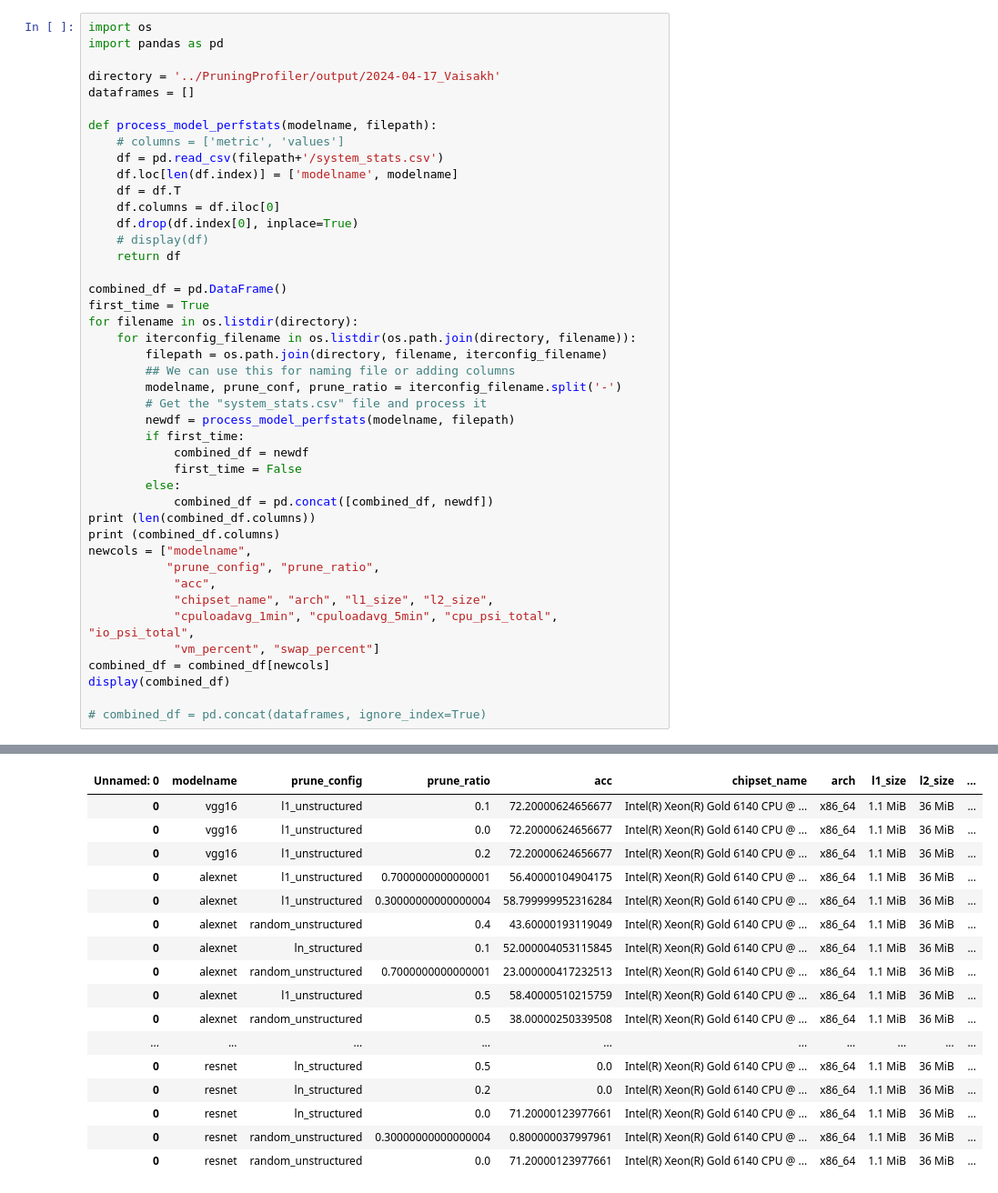
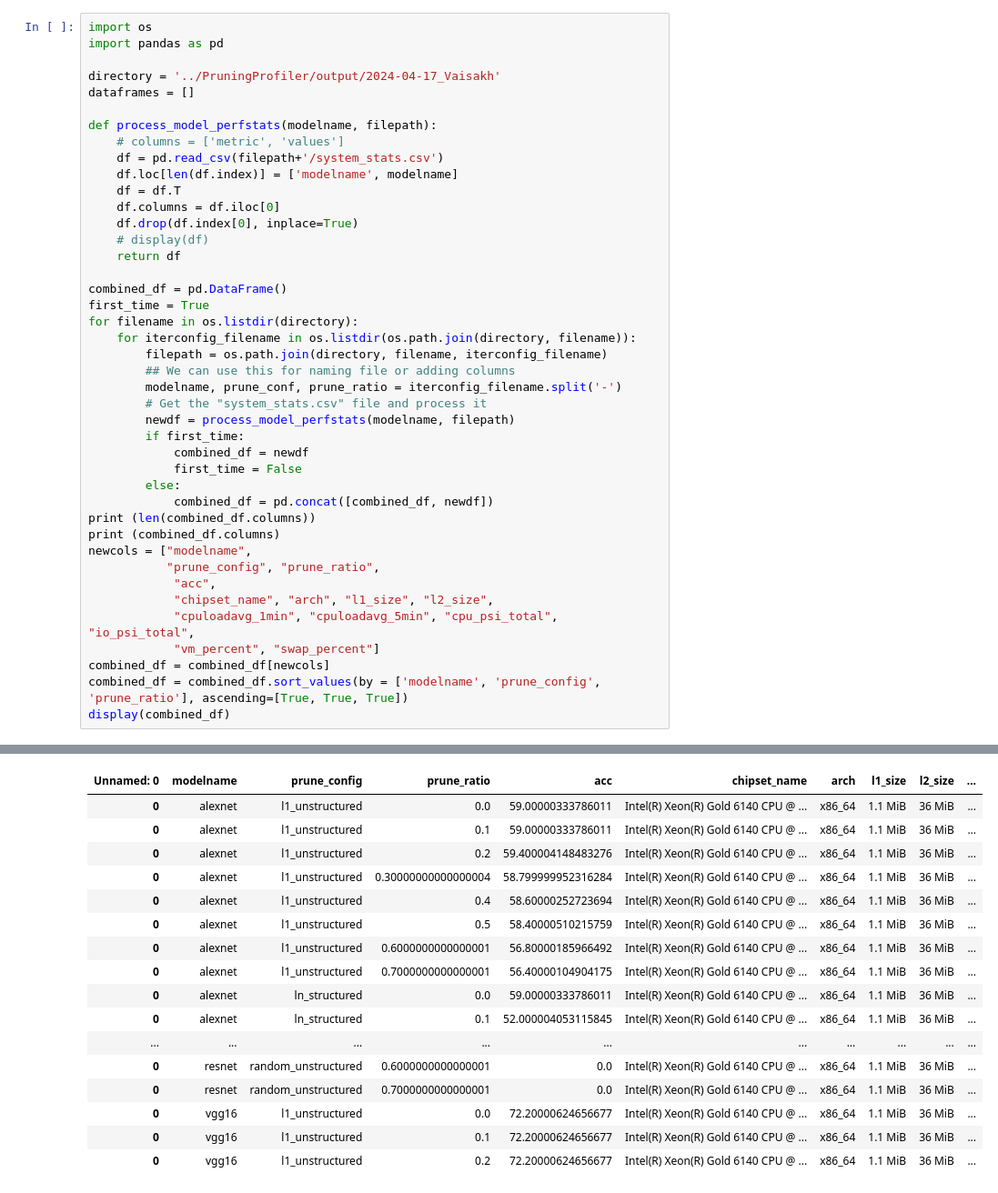
Before and after one commit to vaisakh-sudheesh/E0-294_Project-CausalModellingPruning, a Jupyter notebook: CausalModeling/DataProcessing.ipynb, the cells around one changed output, grey strips where cells are left out. Shown: that part at 91% size. Drawn from its saved outputs; the diff is of its cells as text.

```diff
--- a/CausalModeling/DataProcessing.ipynb
+++ b/CausalModeling/DataProcessing.ipynb
@@ -20,48 +20,47 @@ first_time = True
 for filename in os.listdir(directory):
     for iterconfig_filename in os.listdir(os.path.join(directory, filename)):
         filepath = os.path.join(directory, filename, iterconfig_filename)
         ## We can use this for naming file or adding columns
         modelname, prune_conf, prune_ratio = iterconfig_filename.split('-')
         # Get the "system_stats.csv" file and process it
         newdf = process_model_perfstats(modelname, filepath)
         if first_time:
             combined_df = newdf
             first_time = False
         else:
             combined_df = pd.concat([combined_df, newdf])
 print (len(combined_df.columns))
 print (combined_df.columns)
 newcols = ["modelname",
            "prune_config", "prune_ratio",
             "acc",
             "chipset_name", "arch", "l1_size", "l2_size",
             "cpuloadavg_1min", "cpuloadavg_5min", "cpu_psi_total", "io_psi_total",
             "vm_percent", "swap_percent"]
 combined_df = combined_df[newcols]
+combined_df = combined_df.sort_values(by = ['modelname', 'prune_config', 'prune_ratio'], ascending=[True, True, True])
 display(combined_df)
-
-# combined_df = pd.concat(dataframes, ignore_index=True)
 # %% [output]
 17
 Index(['vm_percent', 'swap_percent', 'cpuloadavg_1min', 'cpuloadavg_5min',
        'cpu_0', 'cpu_1', 'cpu_psi_total', 'mem_psi_total', 'io_psi_total',
        'acc', 'prune_config', 'prune_ratio', 'chipset_name', 'arch', 'l1_size',
        'l2_size', 'modelname'],
       dtype='object', name='Unnamed: 0')
 | Unnamed: 0 | modelname | prune_config | prune_ratio | acc | chipset_name | arch | l1_size | l2_size | ... |
+| 0 | alexnet | l1_unstructured | 0.0 | 59.00000333786011 | Intel(R) Xeon(R) Gold 6140 CPU @ ... | x86_64 | 1.1 MiB | 36 MiB | ... |
+| 0 | alexnet | l1_unstructured | 0.1 | 59.00000333786011 | Intel(R) Xeon(R) Gold 6140 CPU @ ... | x86_64 | 1.1 MiB | 36 MiB | ... |
+| 0 | alexnet | l1_unstructured | 0.2 | 59.400004148483276 | Intel(R) Xeon(R) Gold 6140 CPU @ ... | x86_64 | 1.1 MiB | 36 MiB | ... |
+| 0 | alexnet | l1_unstructured | 0.30000000000000004 | 58.799999952316284 | Intel(R) Xeon(R) Gold 6140 CPU @ ... | x86_64 | 1.1 MiB | 36 MiB | ... |
+| 0 | alexnet | l1_unstructured | 0.4 | 58.60000252723694 | Intel(R) Xeon(R) Gold 6140 CPU @ ... | x86_64 | 1.1 MiB | 36 MiB | ... |
+| 0 | alexnet | l1_unstructured | 0.5 | 58.40000510215759 | Intel(R) Xeon(R) Gold 6140 CPU @ ... | x86_64 | 1.1 MiB | 36 MiB | ... |
+| 0 | alexnet | l1_unstructured | 0.6000000000000001 | 56.80000185966492 | Intel(R) Xeon(R) Gold 6140 CPU @ ... | x86_64 | 1.1 MiB | 36 MiB | ... |
+| 0 | alexnet | l1_unstructured | 0.7000000000000001 | 56.40000104904175 | Intel(R) Xeon(R) Gold 6140 CPU @ ... | x86_64 | 1.1 MiB | 36 MiB | ... |
+| 0 | alexnet | ln_structured | 0.0 | 59.00000333786011 | Intel(R) Xeon(R) Gold 6140 CPU @ ... | x86_64 | 1.1 MiB | 36 MiB | ... |
+| 0 | alexnet | ln_structured | 0.1 | 52.000004053115845 | Intel(R) Xeon(R) Gold 6140 CPU @ ... | x86_64 | 1.1 MiB | 36 MiB | ... |
+| ... | ... | ... | ... | ... | ... | ... | ... | ... | ... |
+| 0 | resnet | random_unstructured | 0.6000000000000001 | 0.0 | Intel(R) Xeon(R) Gold 6140 CPU @ ... | x86_64 | 1.1 MiB | 36 MiB | ... |
+| 0 | resnet | random_unstructured | 0.7000000000000001 | 0.0 | Intel(R) Xeon(R) Gold 6140 CPU @ ... | x86_64 | 1.1 MiB | 36 MiB | ... |
+| 0 | vgg16 | l1_unstructured | 0.0 | 72.20000624656677 | Intel(R) Xeon(R) Gold 6140 CPU @ ... | x86_64 | 1.1 MiB | 36 MiB | ... |
 | 0 | vgg16 | l1_unstructured | 0.1 | 72.20000624656677 | Intel(R) Xeon(R) Gold 6140 CPU @ ... | x86_64 | 1.1 MiB | 36 MiB | ... |
-| 0 | vgg16 | l1_unstructured | 0.0 | 72.20000624656677 | Intel(R) Xeon(R) Gold 6140 CPU @ ... | x86_64 | 1.1 MiB | 36 MiB | ... |
 | 0 | vgg16 | l1_unstructured | 0.2 | 72.20000624656677 | Intel(R) Xeon(R) Gold 6140 CPU @ ... | x86_64 | 1.1 MiB | 36 MiB | ... |
-| 0 | alexnet | l1_unstructured | 0.7000000000000001 | 56.40000104904175 | Intel(R) Xeon(R) Gold 6140 CPU @ ... | x86_64 | 1.1 MiB | 36 MiB | ... |
-| 0 | alexnet | l1_unstructured | 0.30000000000000004 | 58.799999952316284 | Intel(R) Xeon(R) Gold 6140 CPU @ ... | x86_64 | 1.1 MiB | 36 MiB | ... |
-| 0 | alexnet | random_unstructured | 0.4 | 43.60000193119049 | Intel(R) Xeon(R) Gold 6140 CPU @ ... | x86_64 | 1.1 MiB | 36 MiB | ... |
-| 0 | alexnet | ln_structured | 0.1 | 52.000004053115845 | Intel(R) Xeon(R) Gold 6140 CPU @ ... | x86_64 | 1.1 MiB | 36 MiB | ... |
-| 0 | alexnet | random_unstructured | 0.7000000000000001 | 23.000000417232513 | Intel(R) Xeon(R) Gold 6140 CPU @ ... | x86_64 | 1.1 MiB | 36 MiB | ... |
-| 0 | alexnet | l1_unstructured | 0.5 | 58.40000510215759 | Intel(R) Xeon(R) Gold 6140 CPU @ ... | x86_64 | 1.1 MiB | 36 MiB | ... |
-| 0 | alexnet | random_unstructured | 0.5 | 38.00000250339508 | Intel(R) Xeon(R) Gold 6140 CPU @ ... | x86_64 | 1.1 MiB | 36 MiB | ... |
-| ... | ... | ... | ... | ... | ... | ... | ... | ... | ... |
-| 0 | resnet | ln_structured | 0.5 | 0.0 | Intel(R) Xeon(R) Gold 6140 CPU @ ... | x86_64 | 1.1 MiB | 36 MiB | ... |
-| 0 | resnet | ln_structured | 0.2 | 0.0 | Intel(R) Xeon(R) Gold 6140 CPU @ ... | x86_64 | 1.1 MiB | 36 MiB | ... |
-| 0 | resnet | ln_structured | 0.0 | 71.20000123977661 | Intel(R) Xeon(R) Gold 6140 CPU @ ... | x86_64 | 1.1 MiB | 36 MiB | ... |
-| 0 | resnet | random_unstructured | 0.30000000000000004 | 0.800000037997961 | Intel(R) Xeon(R) Gold 6140 CPU @ ... | x86_64 | 1.1 MiB | 36 MiB | ... |
-| 0 | resnet | random_unstructured | 0.0 | 71.20000123977661 | Intel(R) Xeon(R) Gold 6140 CPU @ ... | x86_64 | 1.1 MiB | 36 MiB | ... |
```
